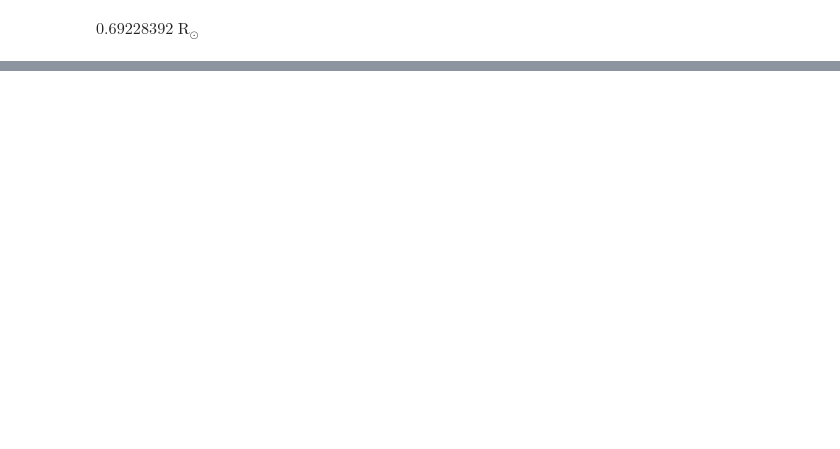
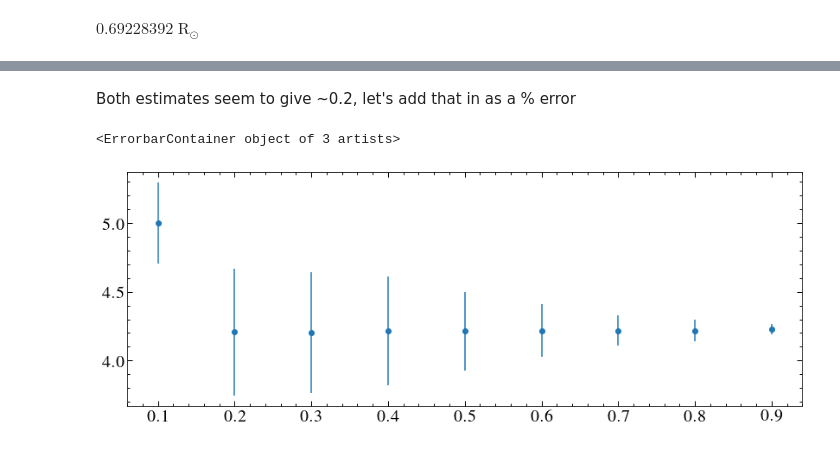
Before and after one commit to davidjwilson/wd-bd, a Jupyter notebook: fit_mass.ipynb, the cells around one changed output, grey strips where cells are left out. Saved outputs shown, nothing was run; the diff lists cells and outputs as text; code cells hidden in the pictures; blank space fills up the shorter version.

```diff
--- a/fit_mass.ipynb
+++ b/fit_mass.ipynb
@@ -401,0 +456,24 @@ $0.69228392 \; \mathrm{R_{\odot}}$
+# %%
+#missing data
+#10%
+all_args = np.arange(len(tcd), dtype=int)
+
+cuts = [0.9, 0.8, 0.7, 0.6, 0.5, 0.4, 0.3, 0.2, 0.1]
+means = []
+meds = []
+stds = []
+for c in cuts:
+    fake_periods2 = []
+    i = 0
+    while i < 1000:
+
+        random_args = np.random.choice(all_args, size=int(c*len(tcd)), replace=False)
+        power = LombScargle(tcd[random_args], dvc[random_args], normalization='model').power(frequency)
+        fake_period = 1/frequency[np.argmax(power)]
+        fake_periods2.append(fake_period)
+        i +=1
+    fake_periods2 = np.array(fake_periods2)
+    print(c, np.mean(fake_periods2), np.median(fake_periods2), np.std(fake_periods2))
+    means.append(np.mean(fake_periods2))
+    meds.append(np.median(fake_periods2))
+    stds.append(np.std(fake_periods2))
@@ -401,0 +490,8 @@ $0.69228392 \; \mathrm{R_{\odot}}$
+# %% [markdown]
+Both estimates seem to give ~0.2, let's add that in as a % error
+# %%
+plt.errorbar(cuts, meds, yerr=stds, marker='o', ls='none')
+#plt.errorbar(cuts, means, yerr=stds, marker='o', ls='none')
+# %% [output]
+<ErrorbarContainer object of 3 artists>
+[figure, added]
```
Also changed, not shown: parts of 12 cells of this notebook.
